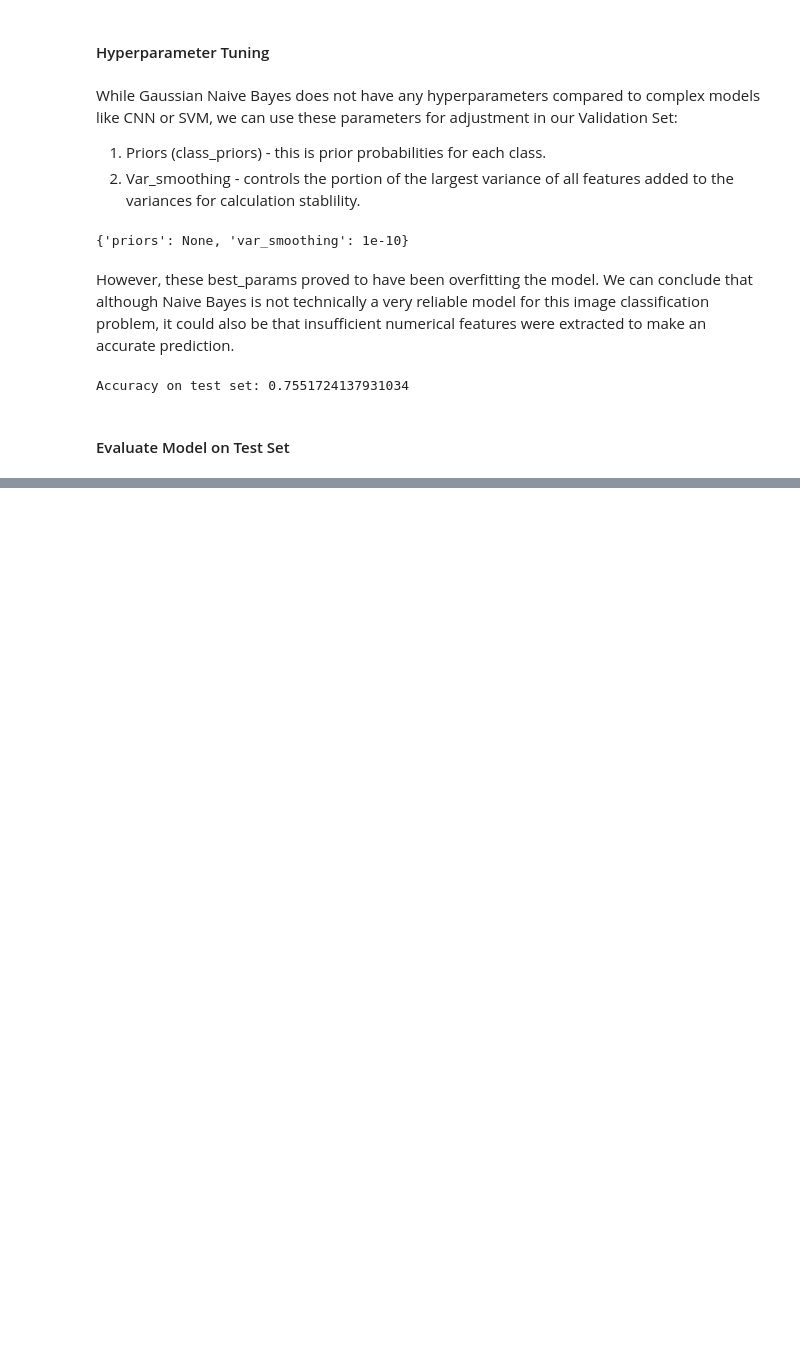
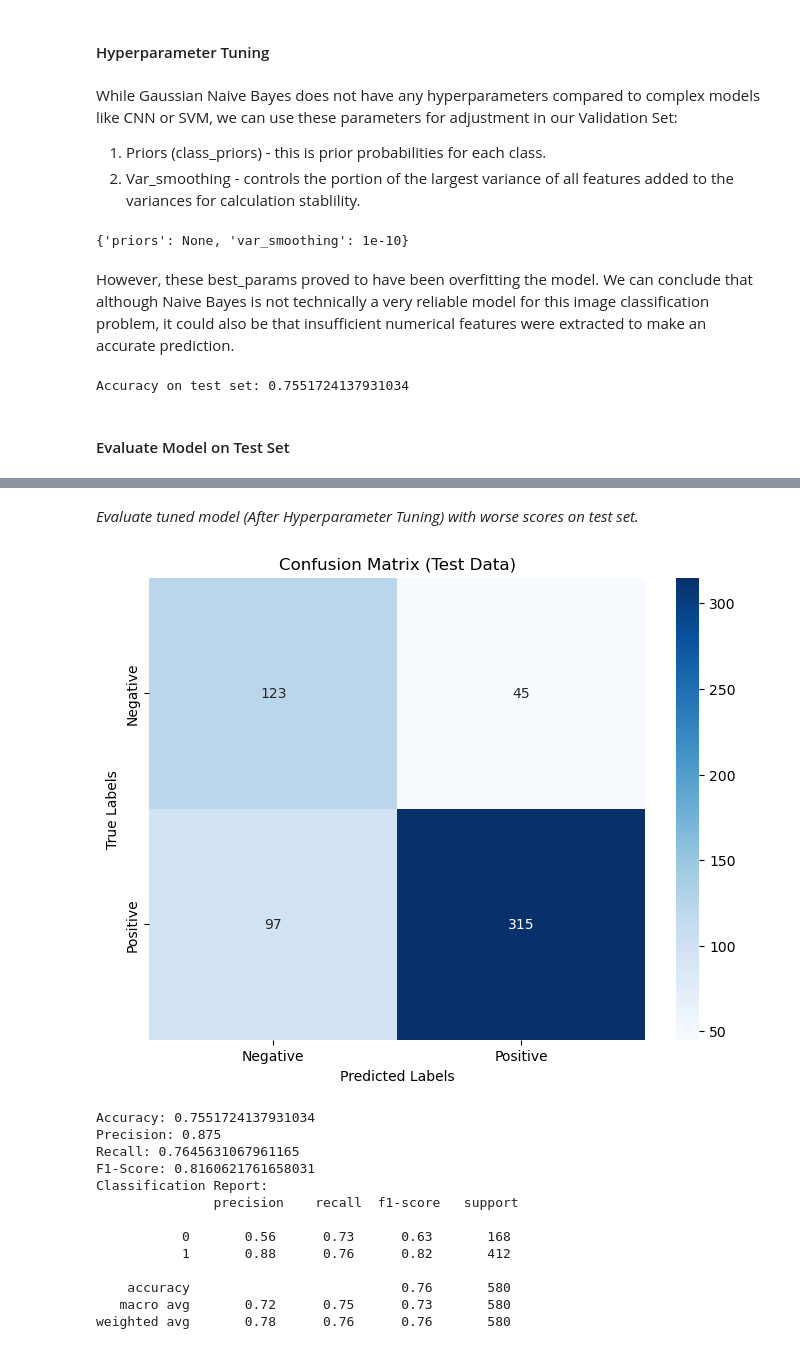
Before and after one commit to tshanmei/is460-project, a Jupyter notebook: Pneumonia_NB.ipynb, the cells around one changed output, grey strips where cells are left out. Drawn from its saved outputs; the diff is of its cells as text; code cells hidden in the pictures; blank space fills up the shorter version.

```diff
--- a/Pneumonia_NB.ipynb
+++ b/Pneumonia_NB.ipynb
@@ -514,0 +563,58 @@ Confusion Matrix:
+# %% [markdown]
+_Evaluate tuned model (After Hyperparameter Tuning) with worse scores on test set._
+# %%
+# Make predictions on the test data
+y_pred_tuned = model_tuned.predict(X_test)
+
+# Calculate metrics
+TP = np.sum((y_test == 1) & (y_pred_tuned == 1))
+FP = np.sum((y_test == 0) & (y_pred_tuned == 1))
+TN = np.sum((y_test == 0) & (y_pred_tuned == 0))
+FN = np.sum((y_test == 1) & (y_pred_tuned == 0))
+
+# Accuracy
+accuracy = (TP + TN) / (TP + TN + FP + FN)
+
+# Precision
+precision = TP / (TP + FP)
+
+# Recall (Sensitivity)
+recall = TP / (TP + FN)
+
+# F1-Score
+f1_score = 2 * (precision * recall) / (precision + recall)
+
+# Print the confusion matrix
+conf_matrix = confusion_matrix(y_test, y_pred_tuned)
+plt.figure(figsize=(8, 6))
+sns.heatmap(conf_matrix, annot=True, fmt='d', cmap='Blues',
+            xticklabels=["Negative", "Positive"],
+            yticklabels=["Negative", "Positive"])
+plt.xlabel('Predicted Labels')
+plt.ylabel('True Labels')
+plt.title('Confusion Matrix (Test Data)')
+plt.show()
+
+# Print the metrics
+print("Accuracy:", accuracy)
+print("Precision:", precision)
+print("Recall:", recall)
+print("F1-Score:", f1_score)
+
+# Print classification report
+print("Classification Report:\n", classification_report(y_test, y_pred_tuned))
+# %% [output]
+[figure, added]
+Accuracy: 0.7551724137931034
+Precision: 0.875
+Recall: 0.7645631067961165
+F1-Score: 0.8160621761658031
+Classification Report:
+               precision    recall  f1-score   support
+
+           0       0.56      0.73      0.63       168
+           1       0.88      0.76      0.82       412
+
+    accuracy                           0.76       580
+   macro avg       0.72      0.75      0.73       580
+weighted avg       0.78      0.76      0.76       580
```
Also changed, not shown: parts of 5 cells of this notebook.
